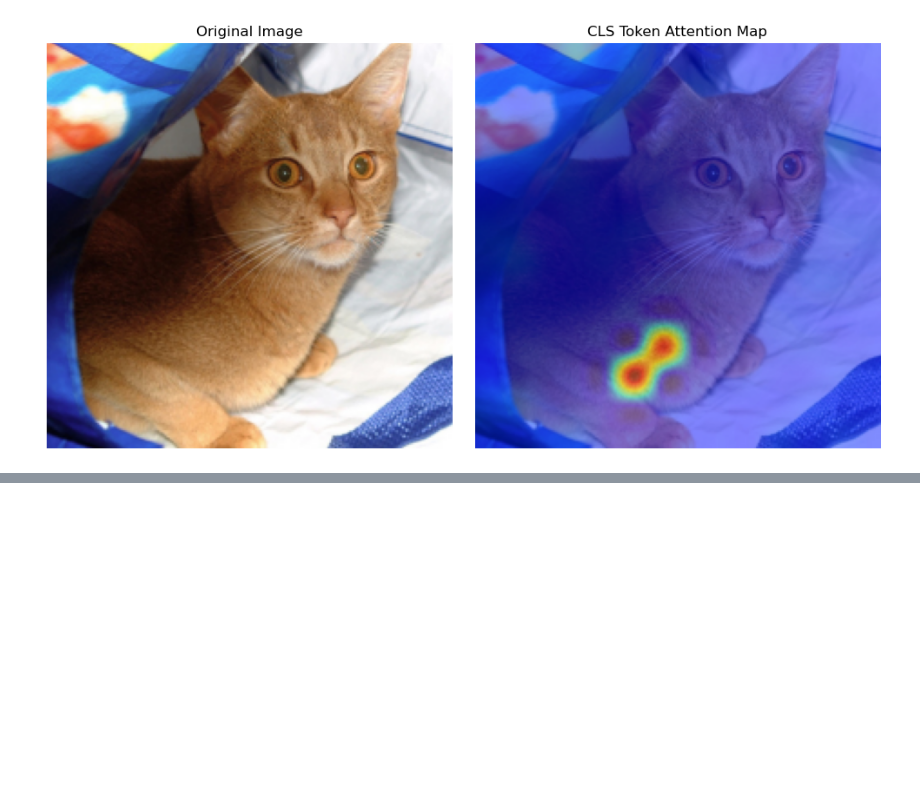
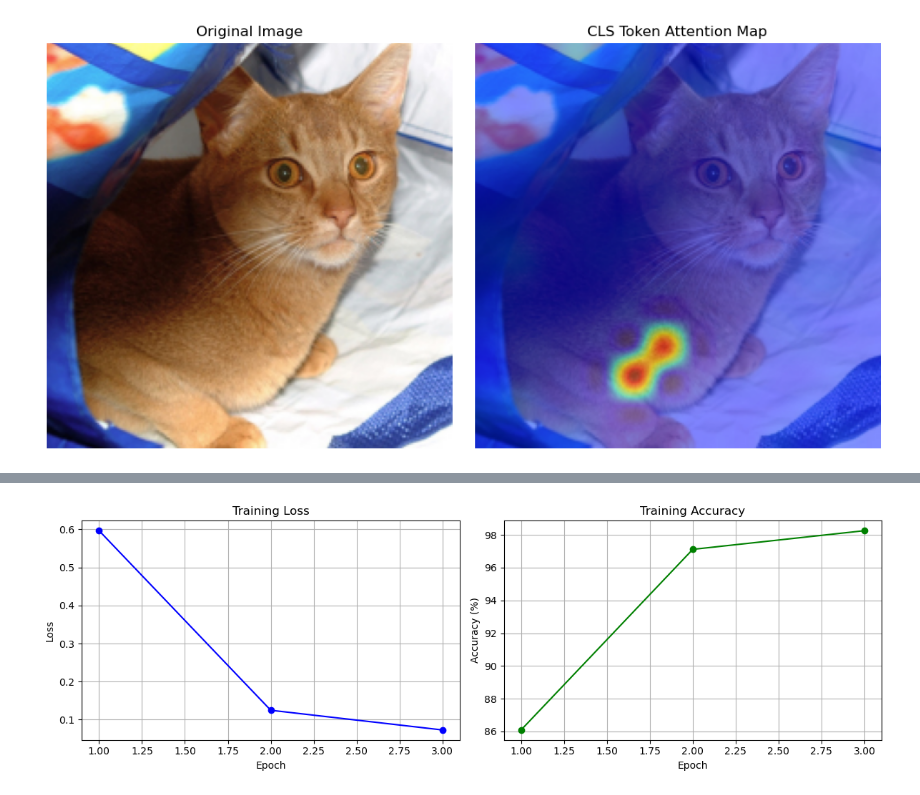
Before and after one commit to DorukKaraman/ViT-Pet-Classification, a Jupyter notebook: vit.ipynb, the cells around one changed output, grey strips where cells are left out. Saved outputs shown, nothing was run; the diff lists cells and outputs as text; code cells hidden in the pictures; blank space fills up the shorter version.

```diff
--- a/vit.ipynb
+++ b/vit.ipynb
@@ -131,0 +169,66 @@ Attention shape: torch.Size([1, 12, 197, 197]) -> (Batch, Heads, Seq_Len, Seq_Le
+# %%
+train_dataset = torchvision.datasets.OxfordIIITPet(root='./data', split='trainval', transform=transform)
+test_dataset = torchvision.datasets.OxfordIIITPet(root='./data', split='test', transform=transform)
+
+batch_size = 32
+train_loader = DataLoader(train_dataset, batch_size=batch_size, shuffle=True, num_workers=2)
+test_loader = DataLoader(test_dataset, batch_size=batch_size, shuffle=False, num_workers=2)
+# %%
+criterion = nn.CrossEntropyLoss()
+optimizer = optim.Adam(model.head.parameters(), lr=1e-3) # Only optimize the newly initialized head
+
+num_epochs = 3 # Small for testing
+
+train_losses = []
+train_accs = []
+
+print("Starting training...")
+for epoch in range(num_epochs):
+    model.train()
+    running_loss = 0.0
+    correct = 0
+    total = 0
+
+    for inputs, labels in train_loader:
+        inputs, labels = inputs.to(device), labels.to(device)
+
+        optimizer.zero_grad()
+
+        outputs = model(inputs)
+        loss = criterion(outputs, labels)
+
+        loss.backward()
+        optimizer.step()
+
+        running_loss += loss.item() * inputs.size(0)
+        _, predicted = torch.max(outputs.data, 1)
+        total += labels.size(0)
+        correct += (predicted == labels).sum().item()
+
+    epoch_loss = running_loss / total
+    epoch_acc = 100 * correct / total
+    train_losses.append(epoch_loss)
+    train_accs.append(epoch_acc)
+    print(f"Epoch [{epoch+1}/{num_epochs}] - Loss: {epoch_loss:.4f} - Accuracy: {epoch_acc:.2f}%")
+
+print("Fine-tuning complete!")
+
+# Training curves
+fig, (ax1, ax2) = plt.subplots(1, 2, figsize=(12, 4))
+
+ax1.plot(range(1, num_epochs + 1), train_losses, 'b-o')
+ax1.set_xlabel('Epoch')
+ax1.set_ylabel('Loss')
+ax1.set_title('Training Loss')
+ax1.grid(True)
+
+ax2.plot(range(1, num_epochs + 1), train_accs, 'g-o')
+ax2.set_xlabel('Epoch')
+ax2.set_ylabel('Accuracy (%)')
+ax2.set_title('Training Accuracy')
+ax2.grid(True)
+
+plt.tight_layout()
+plt.savefig('visuals/training_curves.png', dpi=150, bbox_inches='tight')
+plt.show()
+# %% [output]
@@ -131,0 +240 @@ Attention shape: torch.Size([1, 12, 197, 197]) -> (Batch, Heads, Seq_Len, Seq_Le
+[figure, added]
```
Also changed, not shown: parts of 9 cells of this notebook, 6 other files.
